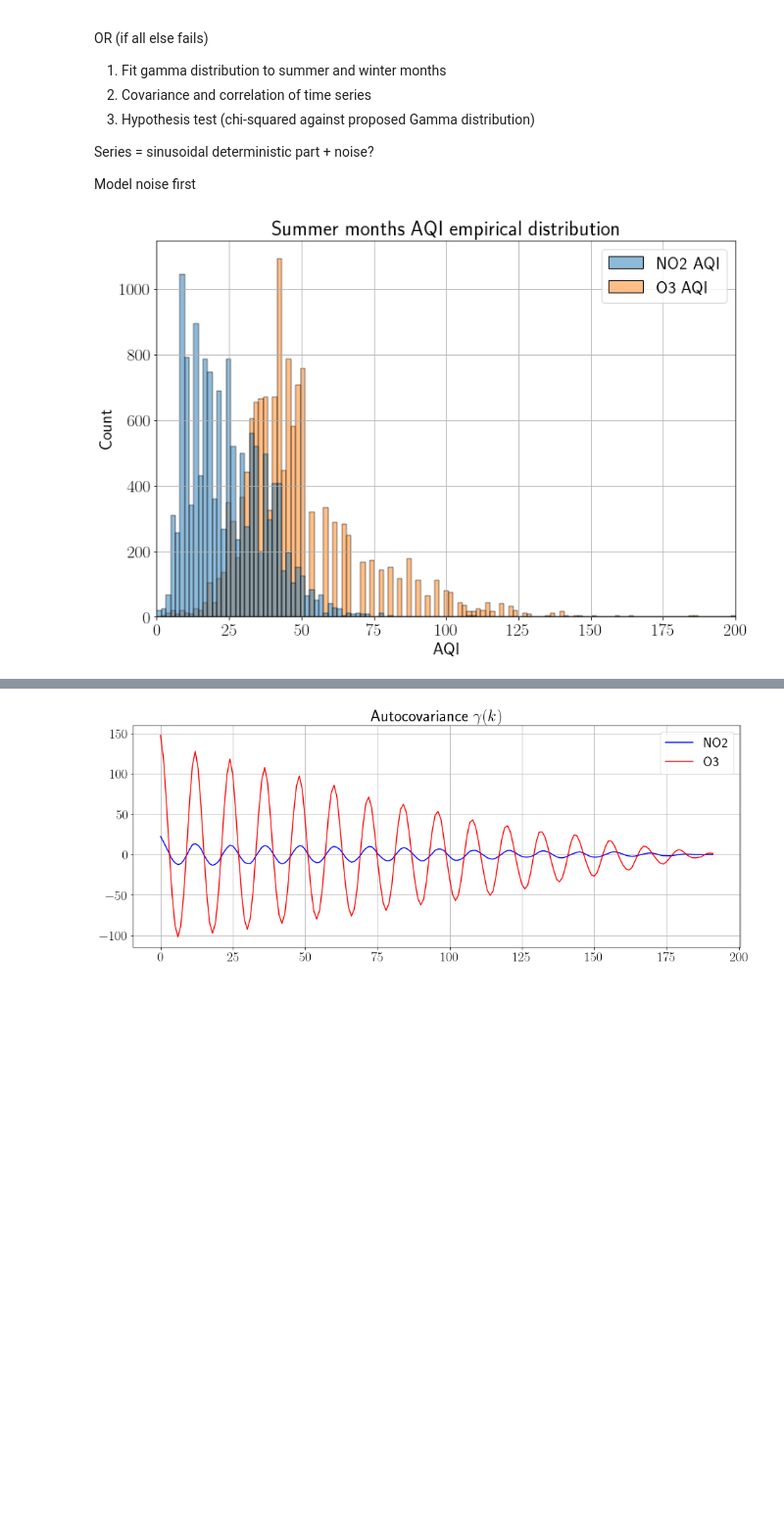
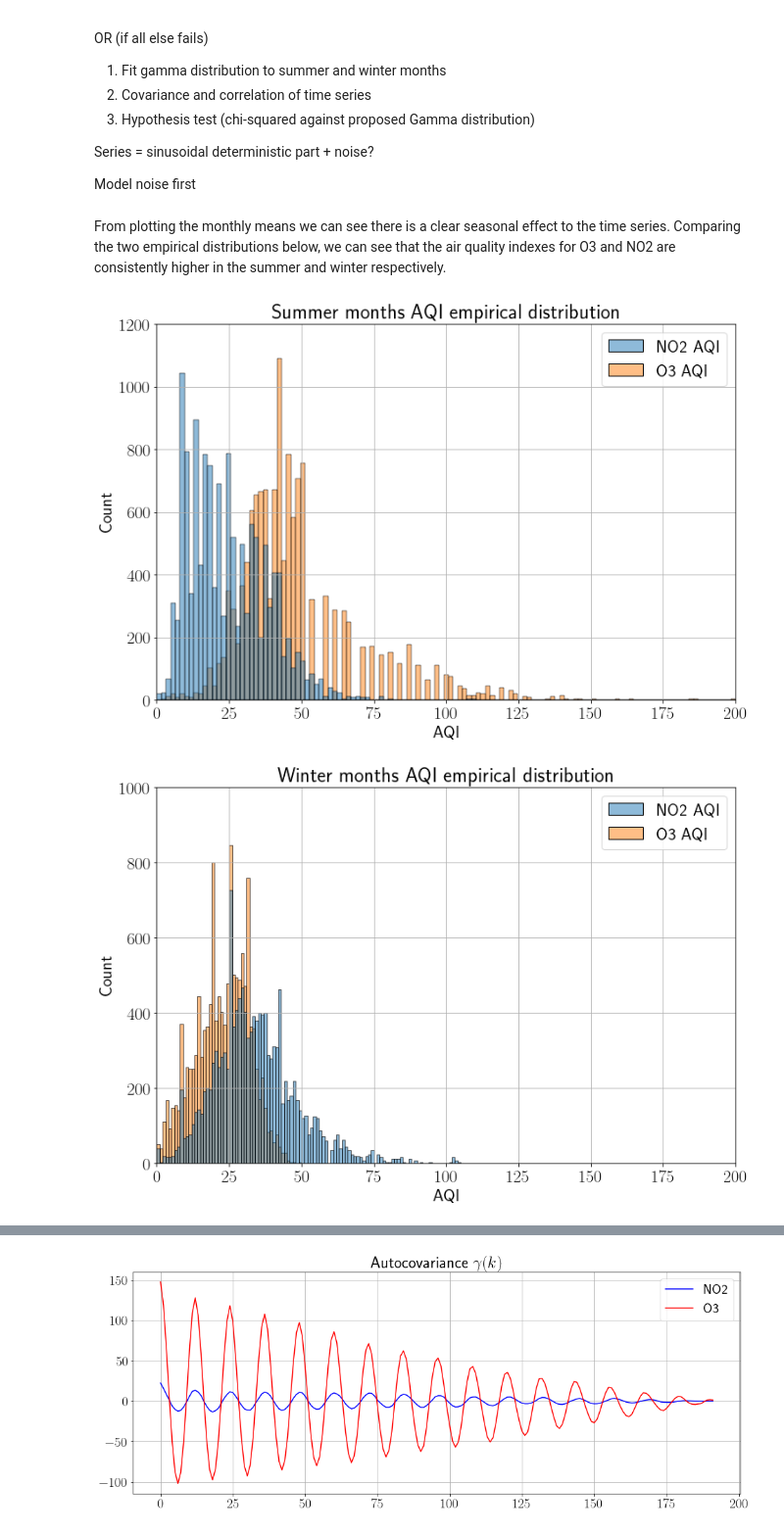
Before and after one commit to ndoyle815/MA930, a Jupyter notebook: Assignments/MA930 Assignment 2.ipynb, the cells around one changed output, grey strips where cells are left out. Shown at 98% size. Cells and saved outputs as stored; diff of their text form; code cells hidden in the pictures; blank space fills up the shorter version.

```diff
--- a/Assignments/MA930 Assignment 2.ipynb
+++ b/Assignments/MA930 Assignment 2.ipynb
@@ -130,14 +128,30 @@ OR (if all else fails)
 Series = sinusoidal deterministic part + noise?
 
 Model noise first
+# %% [markdown]
+From plotting the monthly means we can see there is a clear seasonal effect to the time series. Comparing the two empirical distributions below, we can see that the air quality indexes for O3 and NO2 are consistently higher in the summer and winter respectively.
 # %%
+# Empirical distribution for summer monthly means
 summer = pitts[(pitts['Date Local'].dt.month>5)&(pitts['Date Local'].dt.month<9)]
 
 plt.figure(figsize=(12,8))
 sns.histplot(summer)
 plt.xlim([0,200])
+plt.ylim([0,1200])
 plt.xlabel('AQI')
 plt.title('Summer months AQI empirical distribution')
 plt.grid()
+
+# Empirical distribution for winter monthly means
+winter = pitts[(pitts['Date Local'].dt.month>11)|(pitts['Date Local'].dt.month<3)]
+
+plt.figure(figsize=(12,8))
+sns.histplot(winter)
+plt.xlim([0,200])
+plt.ylim([0,1000])
+plt.xlabel('AQI')
+plt.title('Winter months AQI empirical distribution')
+plt.grid()
 # %% [output]
-[figure, old version]
+[figure, new version]
+[figure, added]
```
Also changed, not shown: parts of 25 cells of this notebook.
